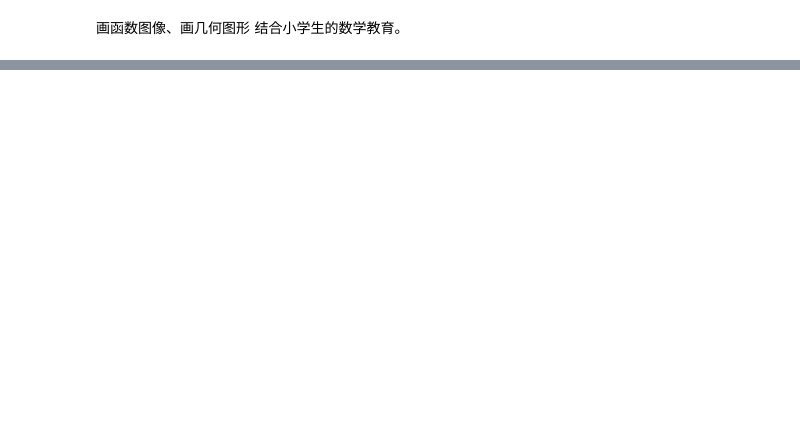
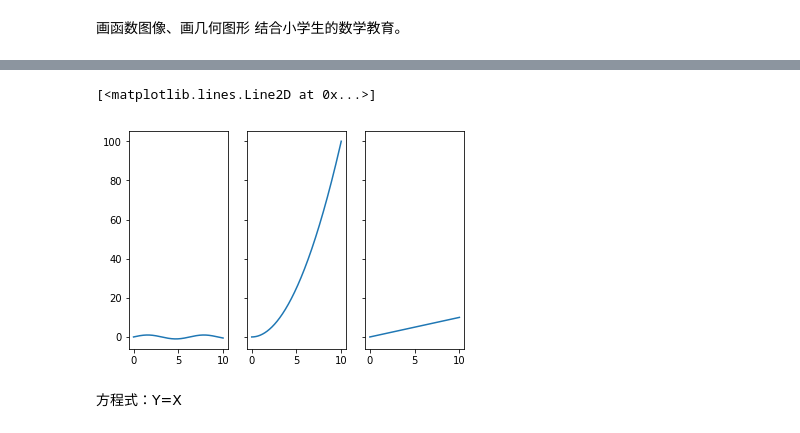
Before and after one commit to whgloveucq/jupyterfiles, a Jupyter notebook: 函数图像.ipynb, the cells around one changed output, grey strips where cells are left out. Saved outputs shown, nothing was run; the diff lists cells and outputs as text; code cells hidden in the pictures; blank space fills up the shorter version.

```diff
--- a/函数图像.ipynb
+++ b/函数图像.ipynb
@@ -15,0 +178,10 @@ plt.plot(x,y,'r',linewidth=2)
+# %%
+f, (ax1, ax2,ax3) = plt.subplots(1, 3, sharey=True)
+ax1.plot(x,y1)
+ax2.plot(x,y2)
+ax3.plot(x,y3)
+# %% [output]
+[<matplotlib.lines.Line2D at 0x...>]
+[figure, added]
+# %% [markdown]
+方程式：Y=X
```
Also changed, not shown: parts of 10 cells of this notebook, 1 other file.
